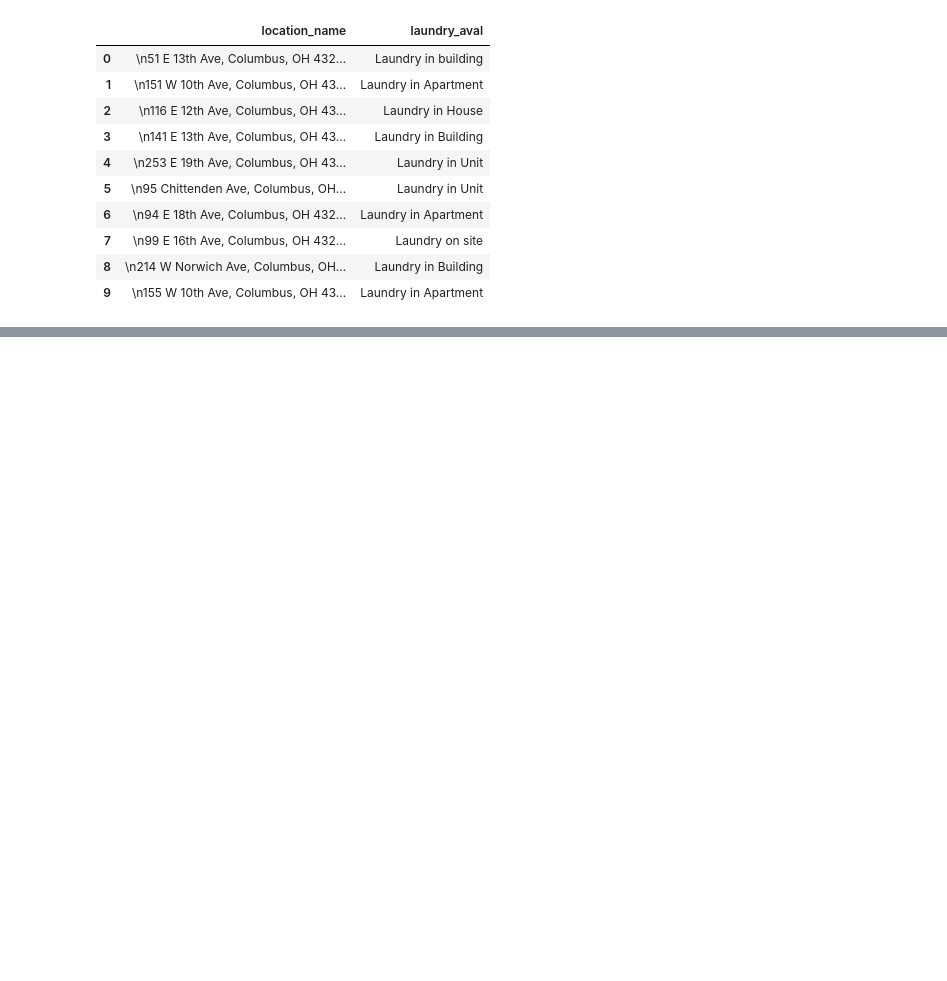
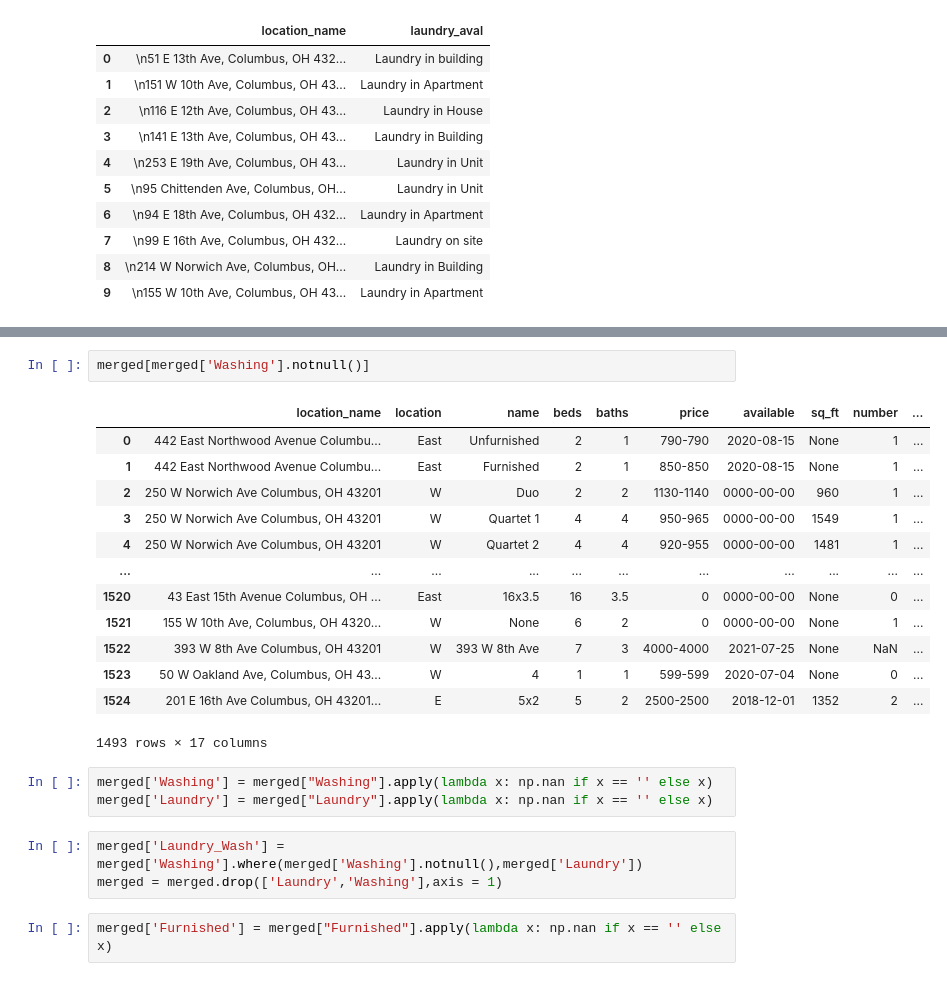
Before and after one commit to Kuriankkr/Ohio-State-Listings-Rent-Prediction-Model, a Jupyter notebook: Web_Scraping_1.ipynb, the cells around one changed output, grey strips where cells are left out. Saved outputs shown, nothing was run; the diff lists cells and outputs as text; blank space fills up the shorter version.

```diff
--- a/Web_Scraping_1.ipynb
+++ b/Web_Scraping_1.ipynb
@@ -412,0 +538,24 @@ df
+# %%
+merged[merged['Washing'].notnull()]
+# %% [output]
+|  | location_name | location | name | beds | baths | price | available | sq_ft | number | ... |
+| 0 | 442 East Northwood Avenue Columbu... | East | Unfurnished | 2 | 1 | 790-790 | 2020-08-15 | None | 1 | ... |
+| 1 | 442 East Northwood Avenue Columbu... | East | Furnished | 2 | 1 | 850-850 | 2020-08-15 | None | 1 | ... |
+| 2 | 250 W Norwich Ave Columbus, OH 43201 | W | Duo | 2 | 2 | 1130-1140 | 0000-00-00 | 960 | 1 | ... |
+| 3 | 250 W Norwich Ave Columbus, OH 43201 | W | Quartet 1 | 4 | 4 | 950-965 | 0000-00-00 | 1549 | 1 | ... |
+| 4 | 250 W Norwich Ave Columbus, OH 43201 | W | Quartet 2 | 4 | 4 | 920-955 | 0000-00-00 | 1481 | 1 | ... |
+| ... | ... | ... | ... | ... | ... | ... | ... | ... | ... | ... |
+| 1520 | 43 East 15th Avenue Columbus, OH ... | East | 16x3.5 | 16 | 3.5 | 0 | 0000-00-00 | None | 0 | ... |
+| 1521 | 155 W 10th Ave, Columbus, OH 4320... | W | None | 6 | 2 | 0 | 0000-00-00 | None | 1 | ... |
+| 1522 | 393 W 8th Ave Columbus, OH 43201 | W | 393 W 8th Ave | 7 | 3 | 4000-4000 | 2021-07-25 | None | NaN | ... |
+| 1523 | 50 W Oakland Ave, Columbus, OH 43... | W | 4 | 1 | 1 | 599-599 | 2020-07-04 | None | 0 | ... |
+| 1524 | 201 E 16th Ave Columbus, OH 43201... | E | 5x2 | 5 | 2 | 2500-2500 | 2018-12-01 | 1352 | 2 | ... |
+1493 rows × 17 columns
+# %%
+merged['Washing'] = merged["Washing"].apply(lambda x: np.nan if x == '' else x)
+merged['Laundry'] = merged["Laundry"].apply(lambda x: np.nan if x == '' else x)
+# %%
+merged['Laundry_Wash'] = merged['Washing'].where(merged['Washing'].notnull(),merged['Laundry'])
+merged = merged.drop(['Laundry','Washing'],axis = 1)
+# %%
+merged['Furnished'] = merged["Furnished"].apply(lambda x: np.nan if x == '' else x)
```
Also changed, not shown: parts of 53 cells of this notebook.
